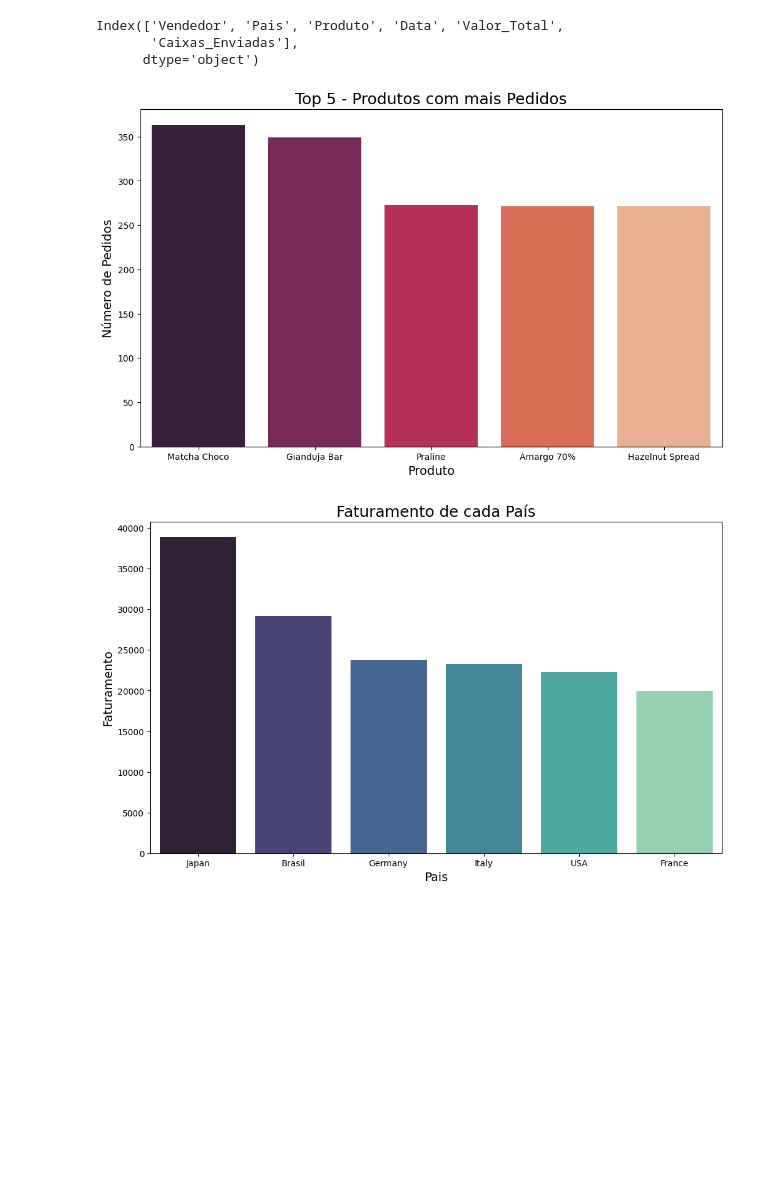
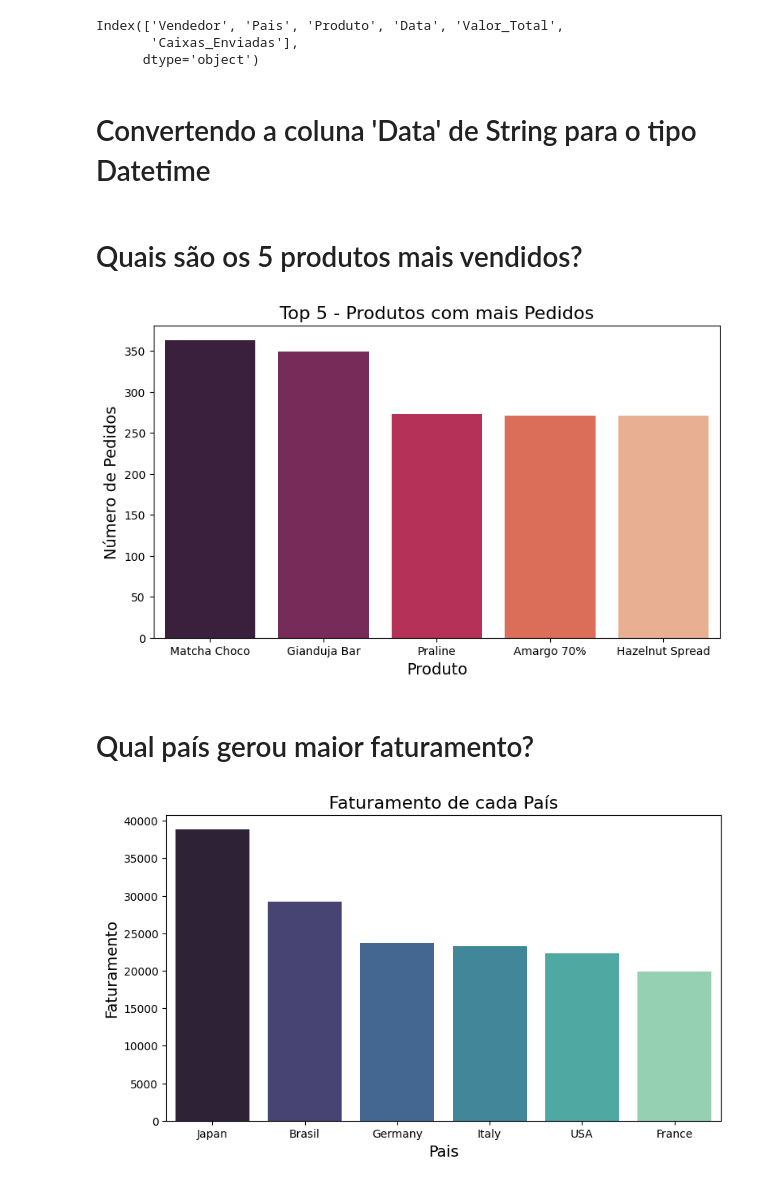
Before and after one commit to RodrygoYamasaki/ChocolateSales, a Jupyter notebook: notebooks/analise_exploratoria.ipynb, the cells around one changed output. Cells and saved outputs as stored; diff of their text form; code cells hidden in the pictures; blank space fills up the shorter version.

```diff
--- a/notebooks/analise_exploratoria.ipynb
+++ b/notebooks/analise_exploratoria.ipynb
@@ -68,29 +88,35 @@ df.columns
 Index(['Vendedor', 'Pais', 'Produto', 'Data', 'Valor_Total',
        'Caixas_Enviadas'],
       dtype='object')
+# %% [markdown]
+# Convertendo a coluna 'Data' de String para o tipo Datetime
 # %%
 df['Data'] = pd.to_datetime(df['Data'])
+# %% [markdown]
+# Quais são os 5 produtos mais vendidos?
 # %%
 produtos_caixa = df.groupby('Produto', as_index=False)['Caixas_Enviadas'].sum().sort_values(by='Caixas_Enviadas', ascending=False).head(5)
 
-fig, ax = plt.subplots(figsize=(12, 7))
+fig, ax = plt.subplots(figsize=(9, 5))
 ax = sns.barplot(data=produtos_caixa, x='Produto', y='Caixas_Enviadas', palette='rocket', hue='Produto')
-ax.set_title('Top 5 - Produtos com mais Pedidos', fontsize=18)
+ax.set_title('Top 5 - Produtos com mais Pedidos', fontsize=16)
 ax.set_xlabel('Produto', fontsize=14)
 ax.set_ylabel('Número de Pedidos', fontsize=14)
 
 plt.show()
 # %% [output]
-[figure, old version]
+[figure, new version]
+# %% [markdown]
+# Qual país gerou maior faturamento?
 # %%
 faturamento_pais = df.groupby('Pais', as_index=False)['Valor_Total'].sum().sort_values(by='Valor_Total', ascending=False)
 
-fig, ax = plt.subplots(figsize=(12, 7))
+fig, ax = plt.subplots(figsize=(9, 5))
 ax = sns.barplot(data=faturamento_pais, x='Pais', y='Valor_Total', palette='mako', hue='Pais')
-ax.set_title('Faturamento de cada País', fontsize=18)
+ax.set_title('Faturamento de cada País', fontsize=16)
 ax.set_xlabel('Pais', fontsize=14)
 ax.set_ylabel('Faturamento', fontsize=14)
 
 plt.show()
 # %% [output]
-[figure, old version]
+[figure, new version]
```
Also changed, not shown: parts of 17 cells of this notebook.
